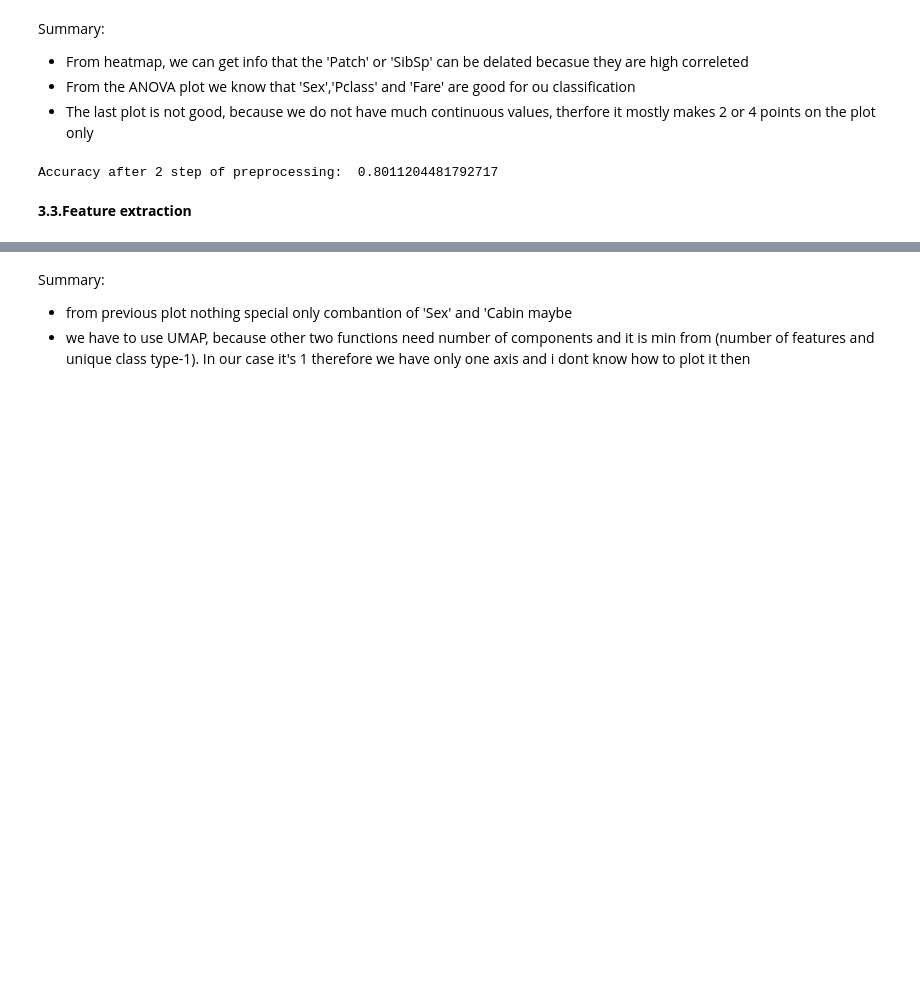
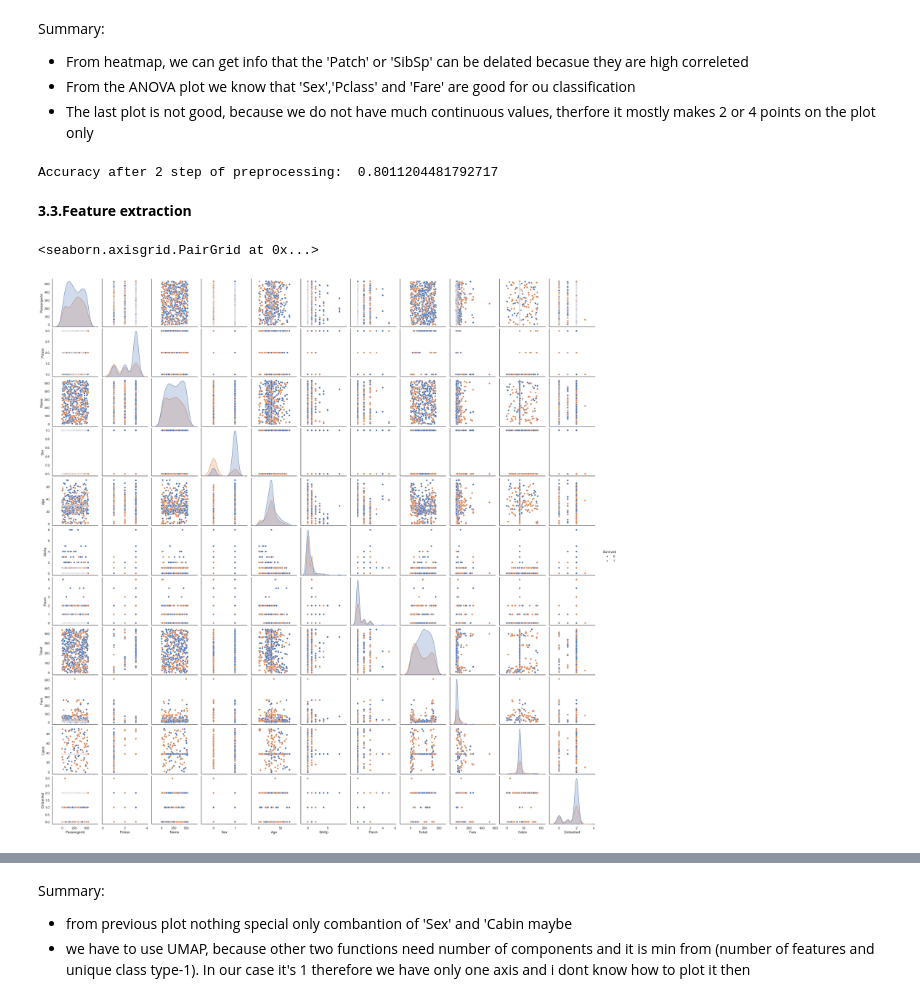
Before and after one commit to jszczublinska/DM_Titanic, a Jupyter notebook: titanic.ipynb, the cells around one changed output, grey strips where cells are left out. Drawn from its saved outputs; the diff is of its cells as text; code cells hidden in the pictures; blank space fills up the shorter version.

```diff
--- a/titanic.ipynb
+++ b/titanic.ipynb
@@ -226,6 +222,9 @@ Accuracy after 2 step of preprocessing:  0.8011204481792717
 **3.3.Feature extraction**
 # %%
 sns.set(style='white', context='notebook', rc={'figure.figsize':(14,10)})
-df = pd.DataFrame(data_df, columns=data_df.columns.tolist())
+df = pd.DataFrame(train_df, columns=train_df.columns.tolist())
 sns.pairplot(df, hue='Survived')
+# %% [output]
+<seaborn.axisgrid.PairGrid at 0x...>
+[figure, added]
 # %%
```
Also changed, not shown: parts of 5 cells of this notebook.
